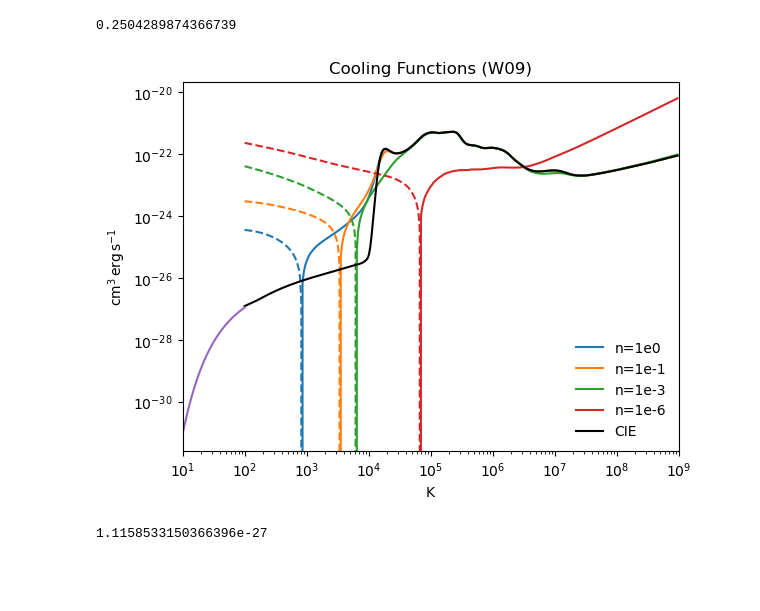
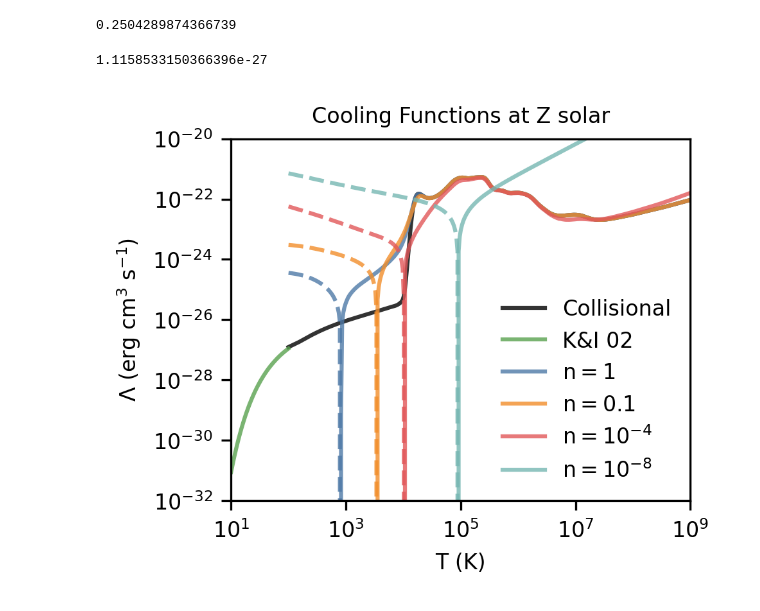
Before and after one commit to zunyibrt/CGM_ICs, a Jupyter notebook: ipynb/generate_cooling_table.ipynb, the cells around one changed output. Cells and saved outputs as stored; diff of their text form; code cells hidden in the pictures; blank space fills up the shorter version.

```diff
--- a/ipynb/generate_cooling_table.ipynb
+++ b/ipynb/generate_cooling_table.ipynb
@@ -151,46 +158,53 @@ def ISMCoolFn(temp):
 import WiersmaCooling as Cool
 Z2Zsun = 1.
 cooling = Cool.Wiersma_Cooling(Z2Zsun,z=0)
+# %%
+def koyoma(temp):
+  return (2.0e-19 * np.exp(-1.184e5 / (temp + 1.0e3)) +
+         2.8e-28 * np.sqrt(temp) * np.exp(-92.0 / temp))
+
+print(koyoma(100))
+# %% [output]
+1.1158533150366396e-27
 # %%
 Tbins = np.array(Tbins)
 T = Tbins*un.K
 
-cool_0 = cooling.LAMBDA(Tbins*un.K, 0.99*un.cm**-3)
+cool_0 = cooling.LAMBDA(Tbins*un.K, 0.9999*un.cm**-3)
 cool_1 = cooling.LAMBDA(Tbins*un.K, 1e-1*un.cm**-3)
-cool_3 = cooling.LAMBDA(Tbins*un.K, 1e-3*un.cm**-3)
-cool_6 = cooling.LAMBDA(Tbins*un.K, 1e-6*un.cm**-3)
+cool_3 = cooling.LAMBDA(Tbins*un.K, 1e-4*un.cm**-3)
+cool_6 = cooling.LAMBDA(Tbins*un.K, 1e-8*un.cm**-3)
 
-ism_cooling = [ISMCoolFn(t) for t in np.logspace(1,9,100)]
+# ism_cooling = [ISMCoolFn(t) for t in np.logspace(1,9,100)]
 low_cool = [koyoma(t) for t in np.logspace(1,2,100)]
 # %%
+latexify(1)
 plt.figure()
-plt.yscale('log')
-plt.xscale('log')
-plt.plot(T,cool_0,c='C0',label="n=1e0")
-plt.plot(T,-cool_0,ls='--',c='C0')
-plt.plot(T,cool_1,c='C1',label="n=1e-1")
-plt.plot(T,-cool_1,ls='--',c='C1')
-plt.plot(T,cool_3,c='C2',label="n=1e-3")
-plt.plot(T,-cool_3,ls='--',c='C2')
-plt.plot(T,cool_6,c='C3',label="n=1e-6")
-plt.plot(T,-cool_6,ls='--',c='C3')
-plt.plot(Tbins,np.array(H_He_Cooling2[1]+Metal_Cooling2),color='black',label="CIE")
-# plt.plot(np.logspace(1,4,100),low_cool,color='C4')
+plt.loglog()
+
+plt.plot(Tbins,np.array(H_He_Cooling2[1]+Metal_Cooling2),alpha=0.8,color='black',label="Collisional")
+plt.plot(np.logspace(1,2,100),low_cool,color='C4',alpha=0.8,label='K&I 02')
+
+plt.plot(T,cool_0,c='C0',alpha=0.8,label="n$=1$")
+plt.plot(T,-cool_0,ls='--',alpha=0.8,c='C0')
+plt.plot(T,cool_1,c='C1',alpha=0.8,label="n$=0.1$")
+plt.plot(T,-cool_1,ls='--',alpha=0.8,c='C1')
+plt.plot(T,cool_3,c='C2',alpha=0.8,label=r'n$=10^{-4}$')
+plt.plot(T,-cool_3,ls='--',alpha=0.8,c='C2')
+plt.plot(T,cool_6,c='C3',alpha=0.8,label=r'n$=10^{-8}$')
+plt.plot(T,-cool_6,ls='--',alpha=0.8,c='C3')
+
+
 # plt.plot(np.logspace(1,9,100),ism_cooling,color="grey",label="ISM AthenaK")
-plt.plot(np.logspace(1,2,100),low_cool,color='C4')
 
 plt.legend(frameon=False)
 plt.xlim(1e1,1e9)
-plt.title('Cooling Functions (W09)')
+plt.ylim(1e-32,1e-20)
+plt.ylabel(r'$\Lambda$ (erg cm$^3$ s$^{-1}$)')
+plt.xlabel(r'T (K)')
+plt.title(r'Cooling Functions at Z solar')
+plt.tight_layout()
+plt.savefig('./plots/cooling_function.pdf',dpi=150)
 plt.show()
 # %% [output]
-[figure, old version]
+[figure, new version]
-# %%
-def koyoma(temp):
-  # return 1.1173425815515836 * \
-  return (2.0e-19 * np.exp(-1.184e5 / (temp + 1.0e3)) +
-         2.8e-28 * np.sqrt(temp) * np.exp(-92.0 / temp))
-
-print(koyoma(100))
-# %% [output]
-1.1158533150366396e-27
```
Also changed, not shown: parts of 3 cells of this notebook, 8 other files.
